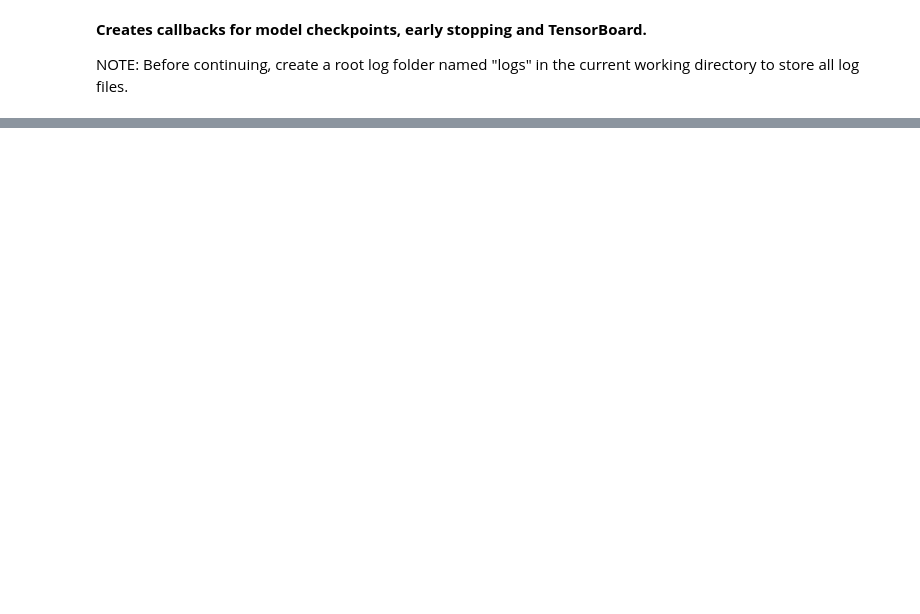
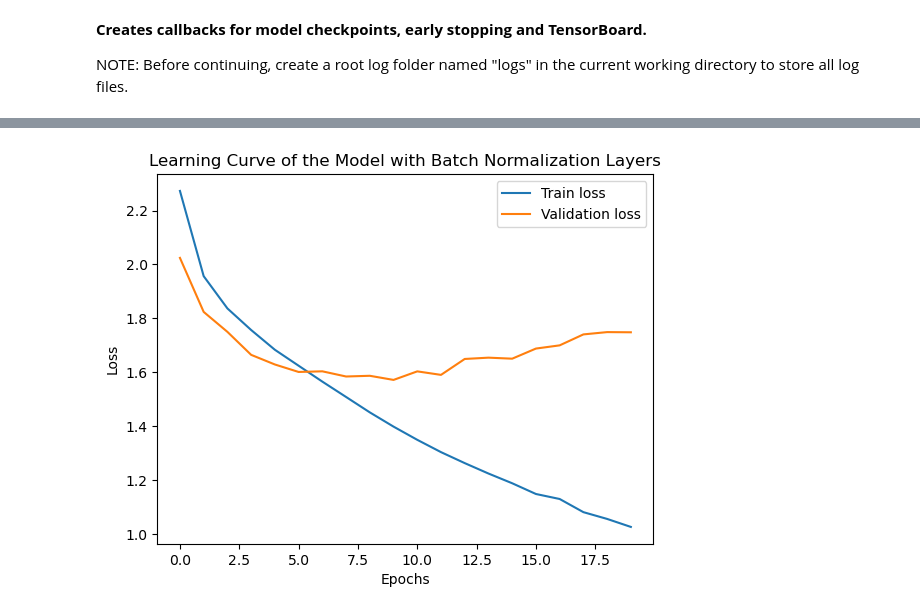
Before and after one commit to PradipKumarDas/Teaching, a Jupyter notebook: 21AML171-Deep_Learning/1_dnn_training-practical_1.ipynb, the cells around one changed output, grey strips where cells are left out. Drawn from its saved outputs; the diff is of its cells as text; code cells hidden in the pictures; blank space fills up the shorter version.

```diff
--- a/21AML171-Deep_Learning/1_dnn_training-practical_1.ipynb
+++ b/21AML171-Deep_Learning/1_dnn_training-practical_1.ipynb
@@ -131,24 +118,24 @@ tf.keras.backend.clear_session()
 
 tf.random.set_seed(42)
 
-model = tf.keras.Sequential()
-model.add(tf.keras.layers.Flatten(input_shape=[32, 32, 3]))
+bn_model = tf.keras.Sequential()
+
+bn_model.add(tf.keras.layers.Flatten(input_shape=[32, 32, 3]))
+
 for _ in range(20):
-    model.add(tf.keras.layers.Dense(100, kernel_initializer="he_normal"))
-    model.add(tf.keras.layers.BatchNormalization())
-    model.add(tf.keras.layers.Activation("swish"))
+    bn_model.add(tf.keras.layers.BatchNormalization())
+    bn_model.add(tf.keras.layers.Dense(100, activation="swish", kernel_initializer="he_normal"))
 
-model.add(tf.keras.layers.Dense(10, activation="softmax"))
+bn_model.add(tf.keras.layers.BatchNormalization())
+bn_model.add(tf.keras.layers.Dense(10, activation="softmax"))
 
-optimizer = tf.keras.optimizers.Nadam(learning_rate=5e-4)
-model.compile(loss="sparse_categorical_crossentropy", optimizer=optimizer, metrics=["accuracy"])
+bn_model.compile(loss="sparse_categorical_crossentropy",
+                 optimizer=tf.keras.optimizers.Nadam(learning_rate=5e-4),
+                 metrics=["accuracy"])
 # %%
-run_logdir = get_run_logdir()
-
 model_checkpoint_callback = tf.keras.callbacks.ModelCheckpoint("./model_weights/my_cifar10_bn_model.keras", save_best_only=True)
-early_stopping_callback = tf.keras.callbacks.EarlyStopping(patience=20, restore_best_weights=True)
-tensorboard_callback = tf.keras.callbacks.TensorBoard(run_logdir)
-callbacks = [early_stopping_callback, model_checkpoint_callback, tensorboard_callback]
+early_stopping_callback = tf.keras.callbacks.EarlyStopping(patience=10, restore_best_weights=True)
 # %%
-model.fit(X_train, y_train, epochs=100, validation_data=(X_val, y_val), callbacks=callbacks)
+bn_model_history = bn_model.fit(X_train, y_train, epochs=50, validation_data=(X_val, y_val),
+                                callbacks= [early_stopping_callback, model_checkpoint_callback])
 # %% [output]
@@ -177,0 +159,12 @@ model.evaluate(X_val, y_val)
+# %%
+# Visualizes the training and validation performance over loss function
+
+plt.plot(bn_model_history.history["loss"], label="Train loss")
+plt.plot(bn_model_history.history["val_loss"], label="Validation loss")
+plt.xlabel("Epochs")
+plt.ylabel("Loss")
+plt.legend()
+plt.title("Learning Curve of the Model with Batch Normalization Layers")
+plt.show()
+# %% [output]
+[figure, added]
```
Also changed, not shown: parts of 30 cells of this notebook.
